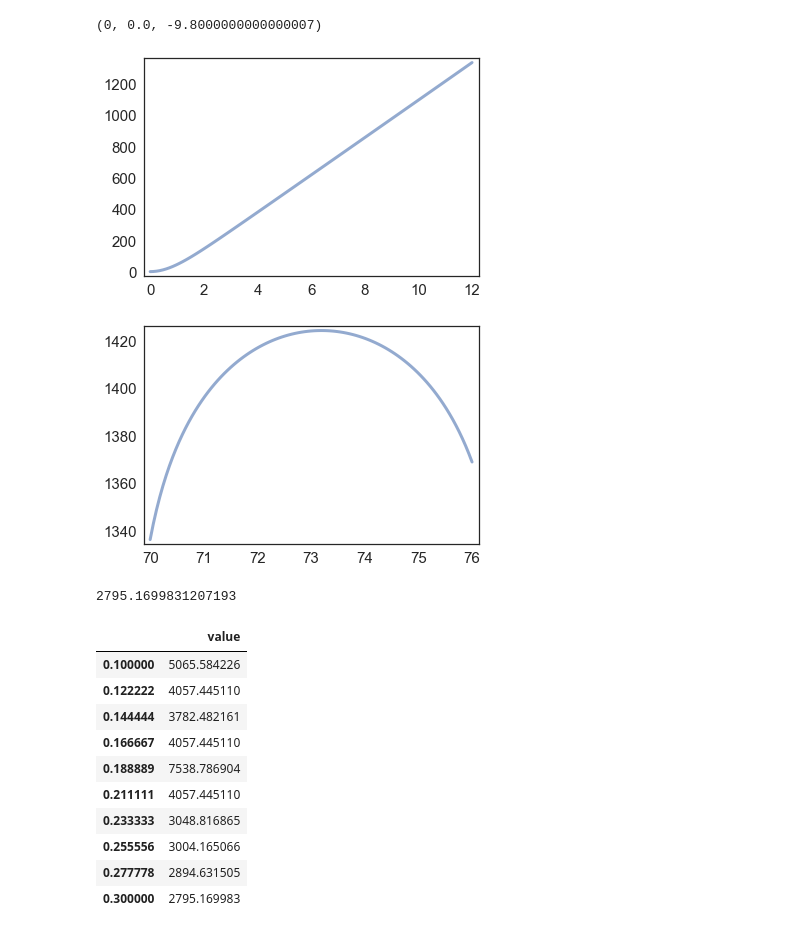
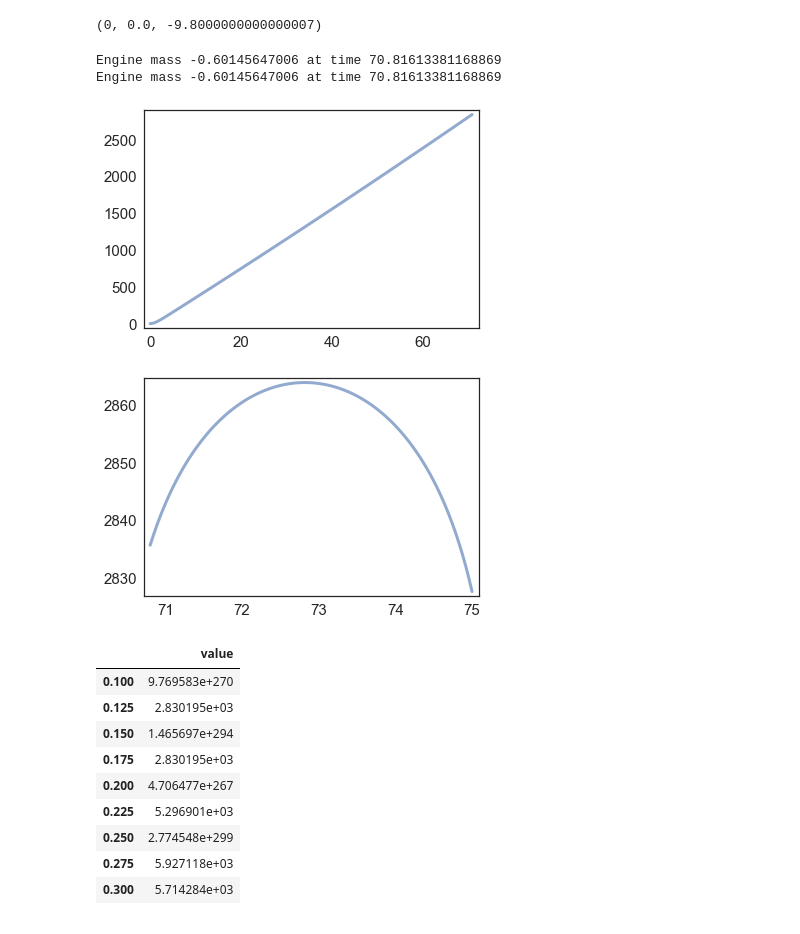
Before and after one commit to highc253/ModSim-Project-3, a Jupyter notebook: Two-Phase Simulation.ipynb, the cells around one changed output. Saved outputs shown, nothing was run; the diff lists cells and outputs as text; code cells hidden in the pictures.

```diff
--- a/Two-Phase Simulation.ipynb
+++ b/Two-Phase Simulation.ipynb
@@ -81,10 +145,13 @@ def make_system(condition):
     vy = velocity
     init = State(m_engine=m_engine,y=y,vy=vy)
 
-    r = diameter/2
-    h = r*math.tan(thetaCone)
-    coneSA = 3.14159 * r * (r + sqrt(r*r + h*h))
-    coneSA = 2
+    #REDACTED TO DUE GUESS AND CHECK
+    #r = diameter/2
+    #h = r*math.tan(thetaCone)
+    #coneSA = 3.14159 * r * (r + sqrt(r*r + h*h))
+
+
+    coneSA = 4
 
     ts = linspace(0,duration,101)
 
@@ -107,12 +174,15 @@ def make_system2(condition2, t0):
 
     unpack(condition2)
     vy = velocity
-    #init = State(m_engine=m_engine,y=y,vy=vy)
+    init = State(m_engine=m_engine,y=y,vy=vy)
 
-    r = diameter/2
-    h = r*math.tan(thetaCone)
-    coneSA = 3.14159 * r * (r + sqrt(r*r + h*h))
-    coneSA = 2
+    #REDACTED DUE TO GUESS AND CHECK
+    #r = diameter/2
+    #h = r*math.tan(thetaCone)
+    #coneSA = 3.14159 * r * (r + sqrt(r*r + h*h))
+
+    coneSA = 4
+
 
     ts = linspace(t0,duration,101)
 
@@ -182,25 +252,28 @@ slope_func2(system.init, 0, system)
 (0, 0.0, -9.8000000000000007)
 # %%
 testCondition1 = condition
-testCondition1.duration = 12
+testCondition1.duration = 70.8
 
 system = make_system(testCondition1)
 run_odeint(system,slope_func1)
 
 plot(system.results.y)
+#plot(system.results.vy)
 # %% [output]
+Engine mass -0.60145647006 at time 70.81613381168869
+Engine mass -0.60145647006 at time 70.81613381168869
-[figure, old version]
+[figure, new version]
 # %%
 testCondition2 = condition2
-testCondition2.duration = 76
+testCondition2.duration = 75
 testCondition2.init = system.results.iloc[-1]
 
-system2 = make_system2(testCondition2, 70.0)
+system2 = make_system2(testCondition2, 70.8)
 run_odeint(system2,slope_func2)
 
 plot(system2.results.y)
 # %% [output]
-[figure, old version]
+[figure, new version]
 # %%
 #Takes everything above and rolls it together
 
@@ -257,10 +334,7 @@ def run_simulation(condition1, condition2, burn_rate, t_end=30, guess=80):
 
     return combined.y.max()
 # %%
-results = run_simulation(condition, condition2, 0.3)
-results
+results = run_simulation(condition, condition2, 0.1)
-# %% [output]
-2795.1699831207193
 # %%
 def sweep_burns(sweep_array):
     sweep = SweepSeries()
@@ -268,18 +342,17 @@ def sweep_burns(sweep_array):
         sweep[rate] = run_simulation(condition, condition2, rate)
     return sweep
 # %%
-burn_array = linspace(0.1, 0.3, 10)
+burn_array = linspace(0.1, 0.3, 9)
 please = sweep_burns(burn_array)
 please
 # %% [output]
 |  | value |
-| 0.100000 | 5065.584226 |
-| 0.122222 | 4057.445110 |
-| 0.144444 | 3782.482161 |
-| 0.166667 | 4057.445110 |
-| 0.188889 | 7538.786904 |
-| 0.211111 | 4057.445110 |
-| 0.233333 | 3048.816865 |
-| 0.255556 | 3004.165066 |
-| 0.277778 | 2894.631505 |
-| 0.300000 | 2795.169983 |
+| 0.100 | 9.769583e+270 |
+| 0.125 | 2.830195e+03 |
+| 0.150 | 1.465697e+294 |
+| 0.175 | 2.830195e+03 |
+| 0.200 | 4.706477e+267 |
+| 0.225 | 5.296901e+03 |
+| 0.250 | 2.774548e+299 |
+| 0.275 | 5.927118e+03 |
+| 0.300 | 5.714284e+03 |
```
Also changed, not shown: parts of 4 cells of this notebook.
